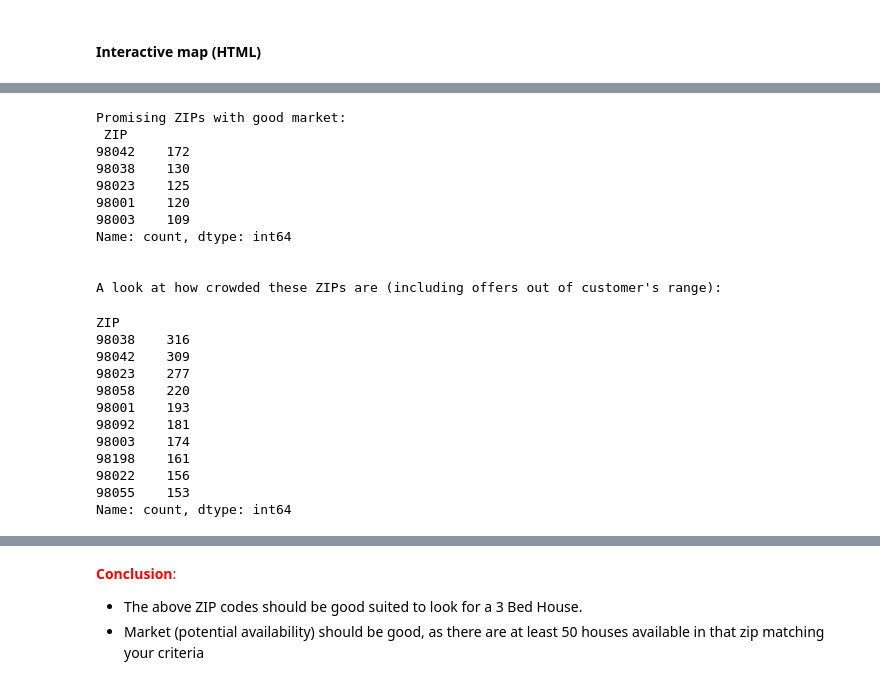
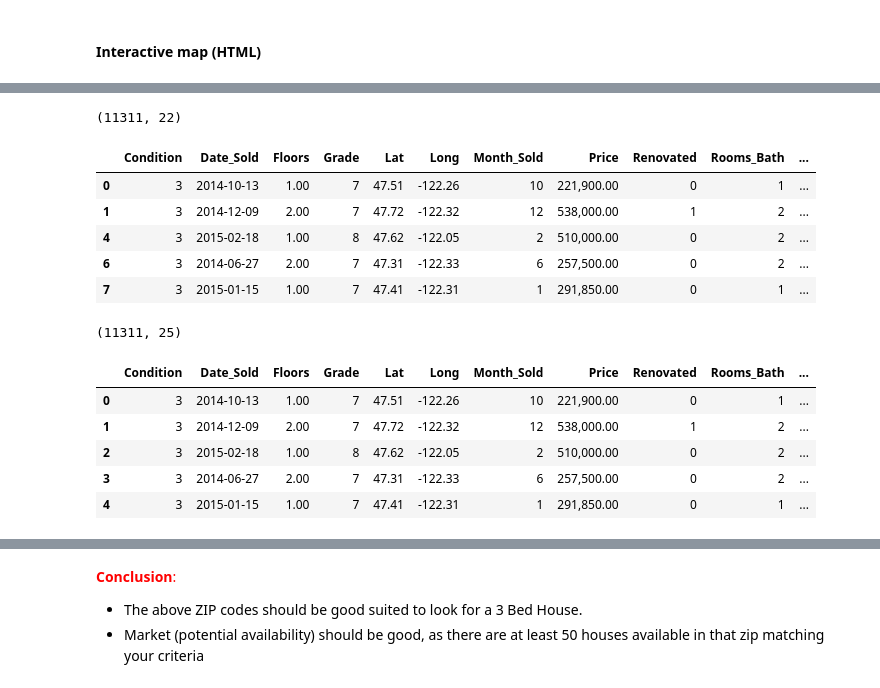
Before and after one commit to xit7/ds-eda-first-project-houses, a Jupyter notebook: 2_assignment-analysis.ipynb, the cells around one changed output, grey strips where cells are left out. Cells and saved outputs as stored; diff of their text form; code cells hidden in the pictures.

```diff
--- a/2_assignment-analysis.ipynb
+++ b/2_assignment-analysis.ipynb
@@ -556,6 +556,8 @@ def create_map(data, name):
     # Save the map as an HTML file
     m.save(name)
 
-data = grade_7_affordable.copy()
-create_map(data, 'map_affordable.html')
+create_map(grade_7_affordable, 'map_affordable.html')
+
+# Mark the ones that are affordable and/or highly available
+grade_7_affordable['Picked'] = True
 # %% [markdown]
@@ -563,45 +565,28 @@ create_map(data, 'map_affordable.html')
-# %%
-
-# Display all data without abbreviation
-# pd.set_option('display.max_rows', None)
-
-promising_zips = grade_7_affordable.ZIP.value_counts()
-
-# Select data based on ZIP areas that is matching criteria and has potentially high availability (50+ houses available)
-houses_in_promising_zips = df_fam[df_fam['ZIP'].isin(promising_zips[promising_zips > 50].index)]
-#houses_in_promising_zips
-
-create_map(houses_in_promising_zips, 'map_crowded.html')
-
-print(f"Promising ZIPs with good market: \n {promising_zips.head(5)}\n\n")
-
-# Most crowded areas
-print("A look at how crowded these ZIPs are (including offers out of customer's range):")
-houses_in_promising_zips.ZIP.value_counts().head(10)
-
-# Flag the entries which are located in ZIPs with 50+ houses matching the criteria
-#grade_7_affordable['HighAvailable50'] = grade_7_affordable.ZIP['grade_7_affordable.ZIP']
-# %% [output]
-Promising ZIPs with good market:
- ZIP
-98042    172
-98038    130
-98023    125
-98001    120
-98003    109
-Name: count, dtype: int64
-
-
-A look at how crowded these ZIPs are (including offers out of customer's range):
-ZIP
-98038    316
-98042    309
-98023    277
-98058    220
-98001    193
-98092    181
-98003    174
-98198    161
-98022    156
-98055    153
-Name: count, dtype: int64
+# %%
+
+# Display all data without abbreviation
+# pd.set_option('display.max_rows', None)
+
+# Put picked instances back together with df_fam (and mark the not picked ones as False)
+picked_and_others = df_fam.merge(grade_7_affordable, how='left')
+picked_and_others['Picked'].fillna(False, inplace=True)
+
+# print(df_fam.shape)
+# display(df_fam.head())
+# print(picked_and_others.shape)
+# display(picked_and_others.head())
+# %% [output]
+(11311, 22)
+|  | Condition | Date_Sold | Floors | Grade | Lat | Long | Month_Sold | Price | Renovated | Rooms_Bath | ... |
+| 0 | 3 | 2014-10-13 | 1.00 | 7 | 47.51 | -122.26 | 10 | 221,900.00 | 0 | 1 | ... |
+| 1 | 3 | 2014-12-09 | 2.00 | 7 | 47.72 | -122.32 | 12 | 538,000.00 | 1 | 2 | ... |
+| 4 | 3 | 2015-02-18 | 1.00 | 8 | 47.62 | -122.05 | 2 | 510,000.00 | 0 | 2 | ... |
+| 6 | 3 | 2014-06-27 | 2.00 | 7 | 47.31 | -122.33 | 6 | 257,500.00 | 0 | 2 | ... |
+| 7 | 3 | 2015-01-15 | 1.00 | 7 | 47.41 | -122.31 | 1 | 291,850.00 | 0 | 1 | ... |
+(11311, 25)
+|  | Condition | Date_Sold | Floors | Grade | Lat | Long | Month_Sold | Price | Renovated | Rooms_Bath | ... |
+| 0 | 3 | 2014-10-13 | 1.00 | 7 | 47.51 | -122.26 | 10 | 221,900.00 | 0 | 1 | ... |
+| 1 | 3 | 2014-12-09 | 2.00 | 7 | 47.72 | -122.32 | 12 | 538,000.00 | 1 | 2 | ... |
+| 2 | 3 | 2015-02-18 | 1.00 | 8 | 47.62 | -122.05 | 2 | 510,000.00 | 0 | 2 | ... |
+| 3 | 3 | 2014-06-27 | 2.00 | 7 | 47.31 | -122.33 | 6 | 257,500.00 | 0 | 2 | ... |
+| 4 | 3 | 2015-01-15 | 1.00 | 7 | 47.41 | -122.31 | 1 | 291,850.00 | 0 | 1 | ... |
```
Also changed, not shown: parts of 3 cells of this notebook, 4 other files.
